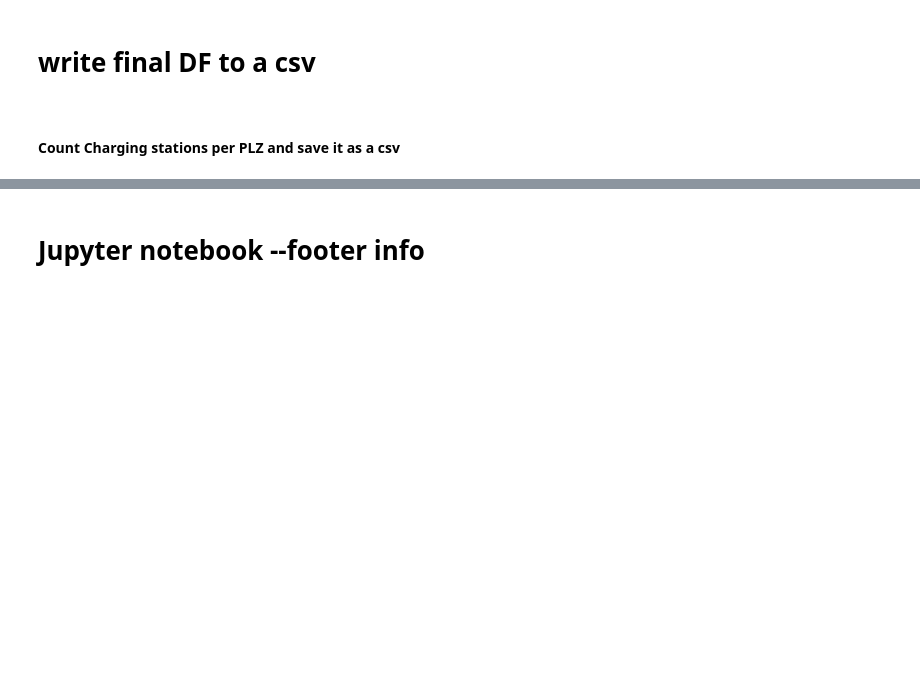
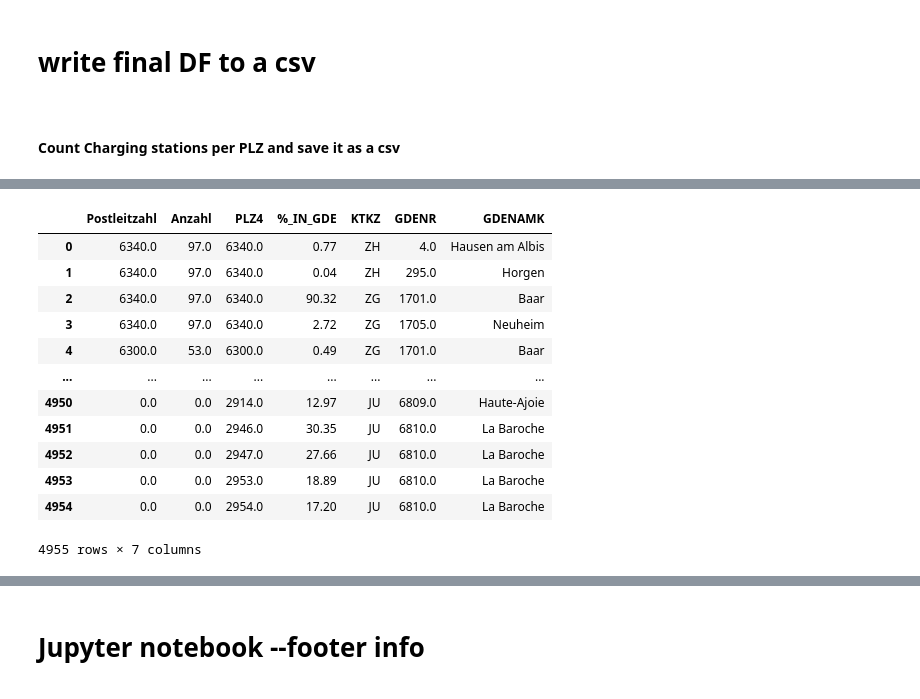
Before and after one commit to jk019/DA_LN_neues_Github, a Jupyter notebook: Datenaufbereitungen/Ladestellen_Datenaufbereitung.ipynb, the cells around one changed output, grey strips where cells are left out. Drawn from its saved outputs; the diff is of its cells as text; code cells hidden in the pictures; blank space fills up the shorter version.

```diff
--- a/Datenaufbereitungen/Ladestellen_Datenaufbereitung.ipynb
+++ b/Datenaufbereitungen/Ladestellen_Datenaufbereitung.ipynb
@@ -303,0 +323,3 @@ ladestellen_pro_gemeinde.head()
+# %%
+ladestellen_pro_gemeinde['Postleitzahl'] = ladestellen_pro_gemeinde['Postleitzahl'].astype('string')
+ladestellen_pro_gemeinde.head
@@ -303,0 +365,4 @@ ladestellen_pro_gemeinde.head()
+# %%
+ladestellen_pro_gemeinde['Postleitzahl'] = ladestellen_pro_gemeinde['Postleitzahl'].astype('str').str.extractall('(\d+)').unstack().fillna('').sum(axis=1).astype(int) # extracts all values that aren't numbers
+# %%
+ladestellen_pro_gemeinde['Postleitzahl'] = pd.to_numeric(ladestellen_pro_gemeinde['Postleitzahl']) # turns the column to numeric values
@@ -303,0 +378,7 @@ ladestellen_pro_gemeinde.head()
+# %%
+plz = pd.read_csv('../Quelldateien/plz_gemeinde.csv') #csv with Names of "Gemeinden" and Postalcodes
+plz['PLZ4'].replace('', np.nan, inplace=True)
+plz['PLZ4'].replace('0', np.nan, inplace=True)
+plz.dropna(subset=['PLZ4'], inplace=True)
+plz['PLZ4']=plz['PLZ4'].astype(int)
+plz.head(5)
@@ -303,0 +392,18 @@ ladestellen_pro_gemeinde.head()
+# %%
+df_merged = pd.merge(ladestellen_pro_gemeinde, plz, left_on='Postleitzahl', right_on='PLZ4', how='outer')
+df_merged.fillna(0, inplace=True)
+df_merged
+# %% [output]
+|  | Postleitzahl | Anzahl | PLZ4 | %_IN_GDE | KTKZ | GDENR | GDENAMK |
+| 0 | 6340.0 | 97.0 | 6340.0 | 0.77 | ZH | 4.0 | Hausen am Albis |
+| 1 | 6340.0 | 97.0 | 6340.0 | 0.04 | ZH | 295.0 | Horgen |
+| 2 | 6340.0 | 97.0 | 6340.0 | 90.32 | ZG | 1701.0 | Baar |
+| 3 | 6340.0 | 97.0 | 6340.0 | 2.72 | ZG | 1705.0 | Neuheim |
+| 4 | 6300.0 | 53.0 | 6300.0 | 0.49 | ZG | 1701.0 | Baar |
+| ... | ... | ... | ... | ... | ... | ... | ... |
+| 4950 | 0.0 | 0.0 | 2914.0 | 12.97 | JU | 6809.0 | Haute-Ajoie |
+| 4951 | 0.0 | 0.0 | 2946.0 | 30.35 | JU | 6810.0 | La Baroche |
+| 4952 | 0.0 | 0.0 | 2947.0 | 27.66 | JU | 6810.0 | La Baroche |
+| 4953 | 0.0 | 0.0 | 2953.0 | 18.89 | JU | 6810.0 | La Baroche |
+| 4954 | 0.0 | 0.0 | 2954.0 | 17.20 | JU | 6810.0 | La Baroche |
+4955 rows × 7 columns
```
Also changed, not shown: parts of 14 cells of this notebook, 6 other files.
